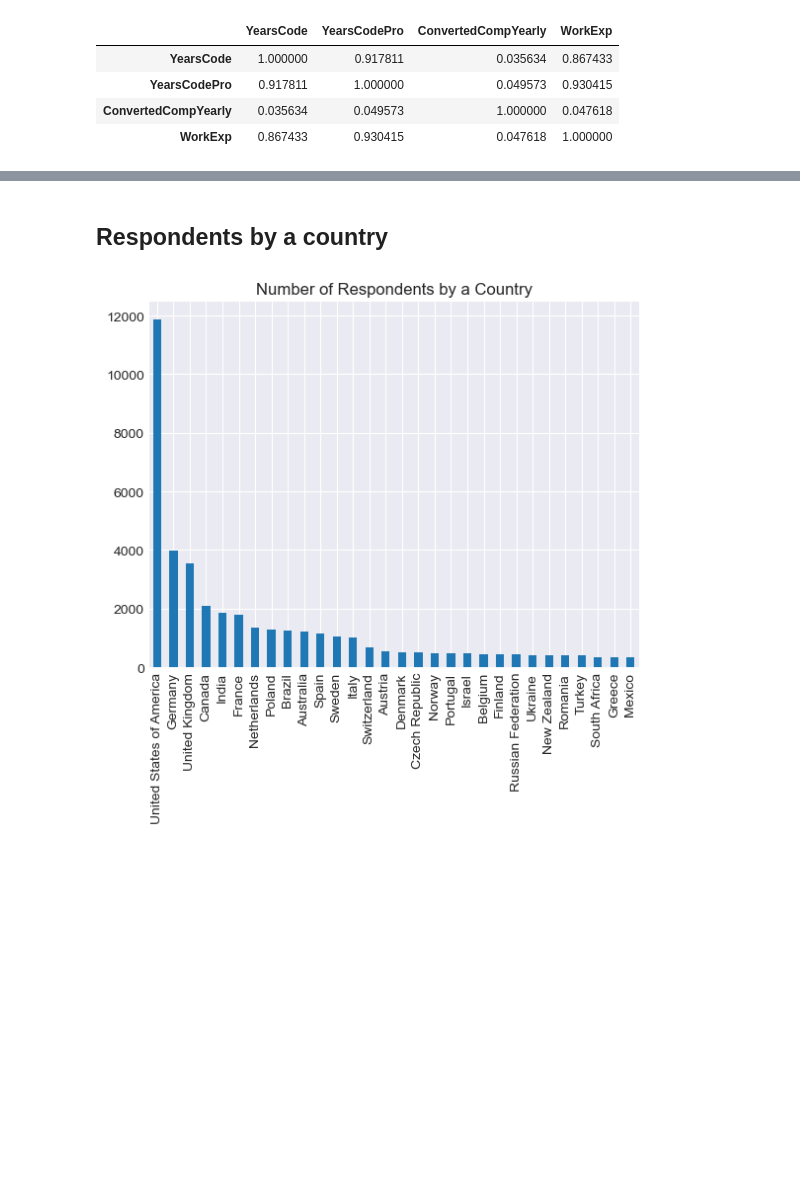
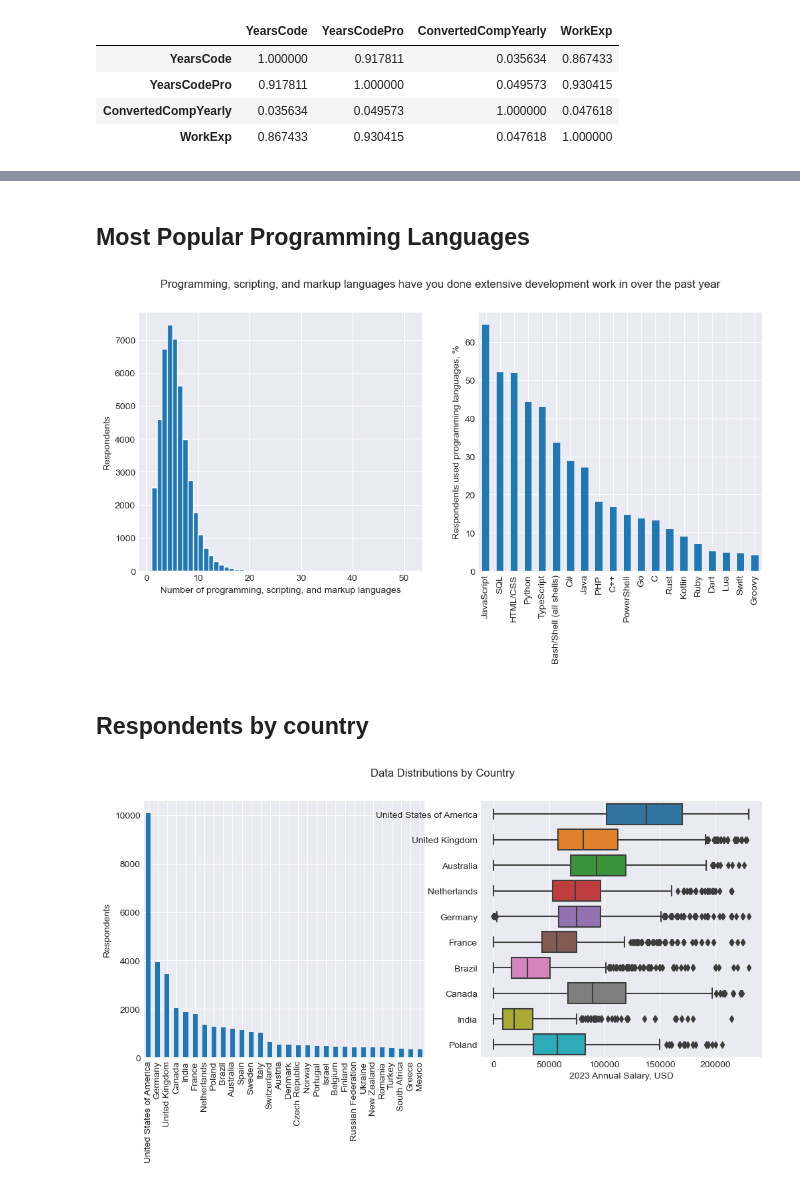
Before and after one commit to smotrova/ReDI_Fall2024_Project, a Jupyter notebook: notebooks/04-ls-exploratory-analysis.ipynb, the cells around one changed output, grey strips where cells are left out. Saved outputs shown, nothing was run; the diff lists cells and outputs as text; code cells hidden in the pictures; blank space fills up the shorter version.

```diff
--- a/notebooks/04-ls-exploratory-analysis.ipynb
+++ b/notebooks/04-ls-exploratory-analysis.ipynb
@@ -91,0 +115,3 @@ cdf.corr()
+# %%
+# remove outliers from dataset
+cdf = cdf.loc[~fltr_outliers]
@@ -91,0 +131,2 @@ cdf.corr()
+# %% [markdown]
+## Most Popular Programming Languages
@@ -91,0 +138,25 @@ cdf.corr()
+# %%
+# number of programming, scripting, and markup languages have you done extensive development work in over the past year
+
+width = 12
+height = 5
+
+fig = plt.figure(figsize=(width, height))
+fig.tight_layout()
+fig.suptitle("Programming, scripting, and markup languages have you done extensive development work in over the past year")
+
+ax1 = fig.add_subplot(121)
+
+cdf.NLanguageHaveWorkedWith.plot.hist(bins=50, edgecolor='w', ax=ax1)
+plt.xlabel("Number of programming, scripting, and markup languages")
+plt.ylabel("Respondents")
+
+ax2 = fig.add_subplot(122)
+
+(cdf.LanguageHaveWorkedWith.str.get_dummies(';').mean(axis=0)*100).sort_values(ascending=False)[:20].plot.bar(ax=ax2)
+plt.ylabel("Respondents used programming languages, %")
+
+plt.show()
+plt.close()
+# %% [output]
+[figure, added]
@@ -92,7 +168,24 @@ cdf.corr()
 # %% [markdown]
-## Respondents by a country
+## Respondents by country
 # %%
 # number of respondents by a country
-cdf.Country.value_counts().iloc[:30].plot.bar(title="Number of Respondents by a Country");
+
+fig = plt.figure(figsize=(width, height))
+fig.tight_layout()
+fig.suptitle("Data Distributions by Country")
+
+ax1 = fig.add_subplot(121)
+cdf.Country.value_counts().iloc[:30].plot.bar(ylabel="Respondents", ax=ax1)
+
+ax2 = fig.add_subplot(122)
+top10 = cdf.Country.value_counts().iloc[:10].index
+fltr_countries = cdf.Country.apply(lambda x: x in top10)
+
+sns.boxplot(data=cdf[fltr_countries], x="ConvertedCompYearly", y="Country", ax=ax2)
+plt.ylabel("")
+plt.xlabel("2023 Annual Salary, USD")
+
+plt.show()
+plt.close()
 # %% [output]
-[figure, old version]
+[figure, new version]
```
Also changed, not shown: parts of 25 cells of this notebook, 8 other files.
